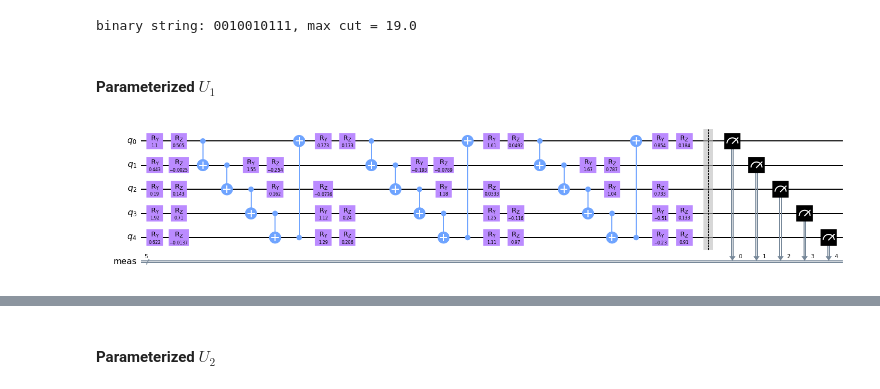
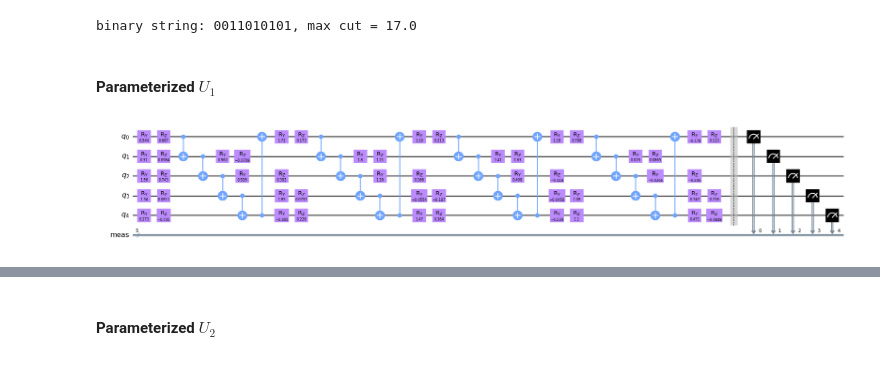
Before and after one commit to doggydoggy0101/Toward_solving_large_combinational_optimization_problem, a Jupyter notebook: maxcut_random graph.ipynb, the cells around one changed output, grey strips where cells are left out. Cells and saved outputs as stored; diff of their text form; code cells hidden in the pictures.

```diff
--- a/maxcut_random graph.ipynb
+++ b/maxcut_random graph.ipynb
@@ -154,7 +83,7 @@ def create_circ(G, theta):
 # %%
 para = []
 repeat = 5
-for i in range(repeat*2*10): para.append(0.1)
+for i in range(repeat*2*n): para.append(0.1)
 
 qc_test = create_circ(G, para)
 
@@ -277,43 +206,35 @@ SDP upper bound: 20.268677928243296
 # %%
-ans = "0010010111"
+ans = "0011010101"
 cut_dc_qaoa1 = ["solid" if ans[u] == ans[v] else "dashed" for (u, v) in list(G.edges)]
 value_dc_qaoa = cut_dc_qaoa1.count("dashed")
 value_dc_qaoa_ls.append(value_dc_qaoa)
 print("binary string: " + str(ans) + ", max cut = " + str(float(value_dc_qaoa)))
 # %% [output]
-binary string: 0010010111, max cut = 19.0
+binary string: 0011010101, max cut = 17.0
 # %% [markdown]
 #### Parameterized $U_1$
 # %%
-repeat = 4
+repeat = 5
 
-qc_u1 = QuantumCircuit(5)
-pv_u1 = ParameterVector('p_1', 10*repeat)
+qc_u1 = QuantumCircuit(int(n/2))
+pv_u1 = ParameterVector('p_1', n*repeat)
 
 t = 0
 for i in range(repeat):
-    qc_u1.ry(res.x[t], 0)
-    qc_u1.rz(res.x[t+1],0)
-    qc_u1.ry(res.x[t+2], 1)
-    qc_u1.rz(res.x[t+3], 1)
-    qc_u1.ry(res.x[t+4], 2)
-    qc_u1.rz(res.x[t+5], 2)
-    qc_u1.ry(res.x[t+6], 3)
-    qc_u1.rz(res.x[t+7], 3)
-    qc_u1.ry(res.x[t+8], 4)
-    qc_u1.rz(res.x[t+9], 4)
+    for j in range(n // 2):
+        qc_u1.ry(res.x[t+2*j], j)
+        qc_u1.rz(res.x[t+2*j+1], j)
+
     if i < repeat-1:
-        qc_u1.cnot(0,1)
-        qc_u1.cnot(1,2)
-        qc_u1.cnot(2,3)
-        qc_u1.cnot(3,4)
-        qc_u1.cnot(4,0)
-    t += 10
+        for j in range(n // 2-1):
+            qc_u1.cnot(j, (j+1))
+        qc_u1.cnot(n//2-1, 0)
+    t += n
 
 qc_u1.measure_all()
 qc_u1.draw(output="mpl", fold=-1)
 # %% [output]
-[figure, old version]
+[figure, new version]
 # %%
 result = backend.run(qc_u1, seed_simulator=10).result()
 counts = result.get_counts()
```
Also changed, not shown: parts of 13 cells of this notebook.
